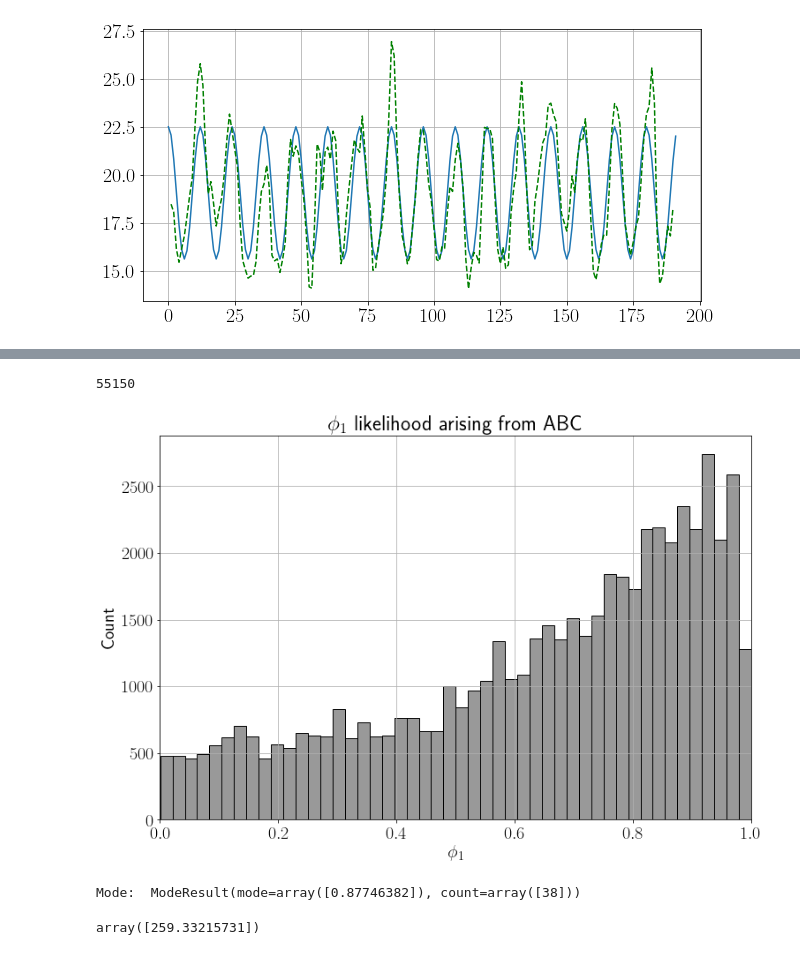
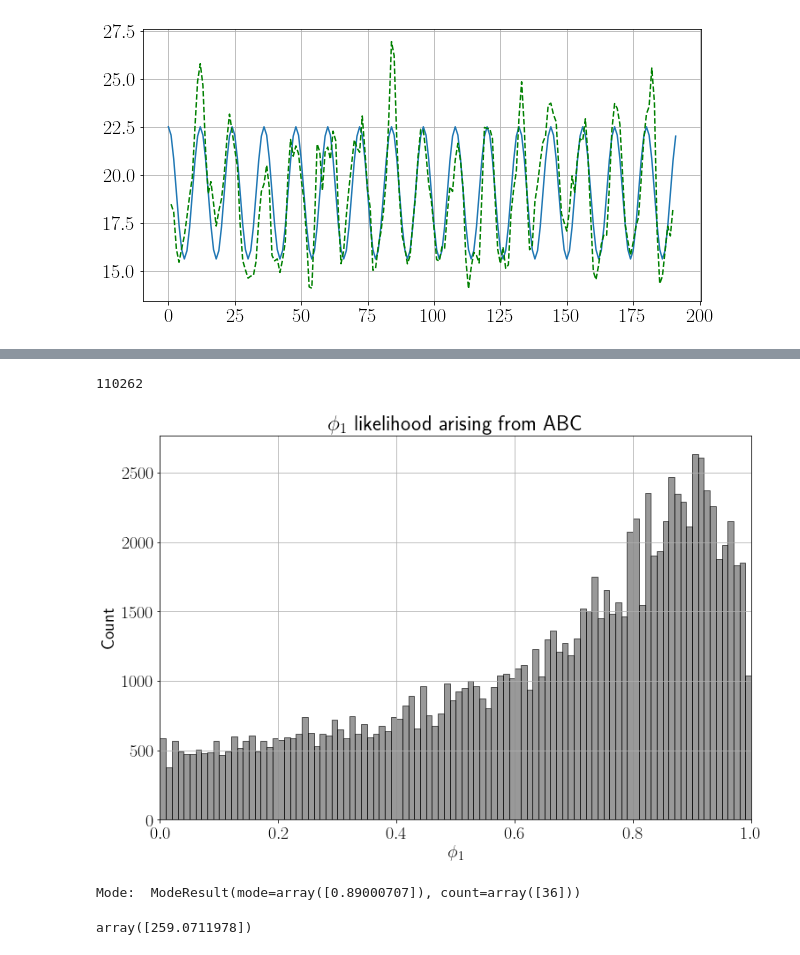
Before and after one commit to ndoyle815/MA930, a Jupyter notebook: Assignments/MA930 Assignment 2.ipynb, the cells around one changed output, grey strips where cells are left out. Cells and saved outputs as stored; diff of their text form; code cells hidden in the pictures.

```diff
--- a/Assignments/MA930 Assignment 2.ipynb
+++ b/Assignments/MA930 Assignment 2.ipynb
@@ -275,31 +304,38 @@ chisq_criterion(model(0.9, tsmooth), NO2means_smooth)
 # %%
-ABC = 5000
+# Approximate Bayesian Computation
+
+ABC = 10000
 Nsim = 150
 tol = 26.28
 valid_sims = []
 
 for j in range(ABC):
 
     phitrial = np.random.uniform(0, 1)
 
     for sims in range(Nsim):
         if chisq_criterion(model(phitrial, tsmooth), NO2means_smooth) < tol:
             valid_sims += [phitrial]
 
 phidist = np.array(valid_sims)
 print(len(valid_sims))
+
+# plotting
 fig = plt.figure(figsize=(12,8))
+bins = np.arange(0, 1.02, 0.02)
 
-sns.histplot(valid_sims, color='k', alpha=0.4)
+sns.histplot(valid_sims, bins=bins, color='k', alpha=0.4)
 plt.xlabel('$\phi_1$')
 plt.ylabel('Count')
 plt.xlim([0,1])
 plt.title('$\phi_1$ likelihood arising from ABC')
 plt.grid()
 # %% [output]
-55150
+110262
-[figure, old version]
+[figure, new version]
 # %%
+# retrieving mode of phi_1 distribution
 print('Mode: ', mode(phidist))
+phimode = mode(phidist)[0]
 # %% [output]
-Mode:  ModeResult(mode=array([0.87746382]), count=array([38]))
+Mode:  ModeResult(mode=array([0.89000707]), count=array([36]))
@@ -316,5 +350,5 @@ def C2(phi1):
 
 C2(phimode)
 # %% [output]
-array([259.33215731])
+array([259.0711978])
 # %%
```
Also changed, not shown: parts of 24 cells of this notebook.
